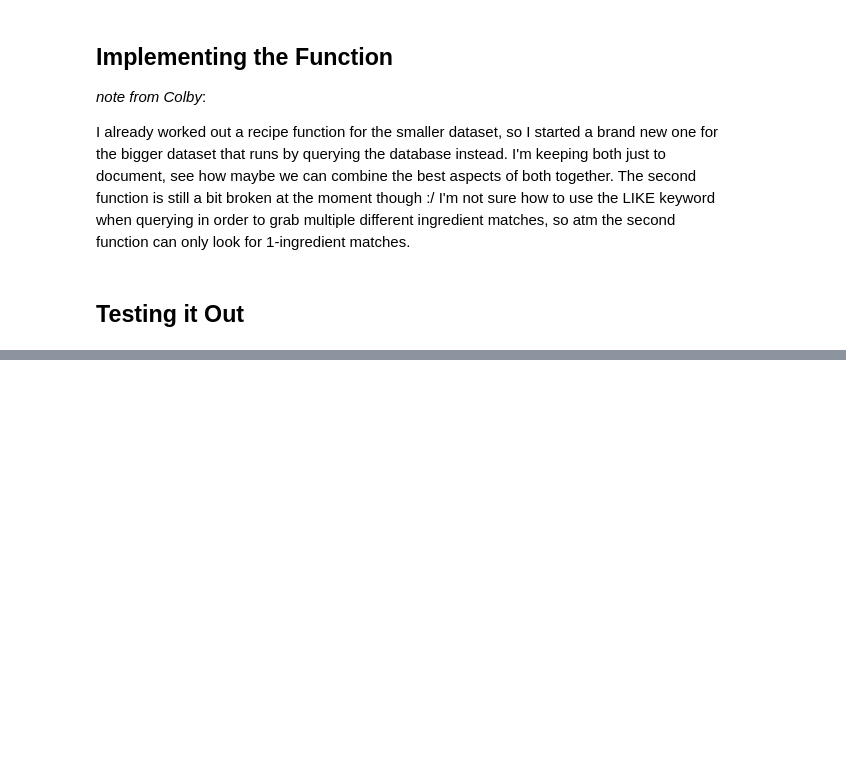
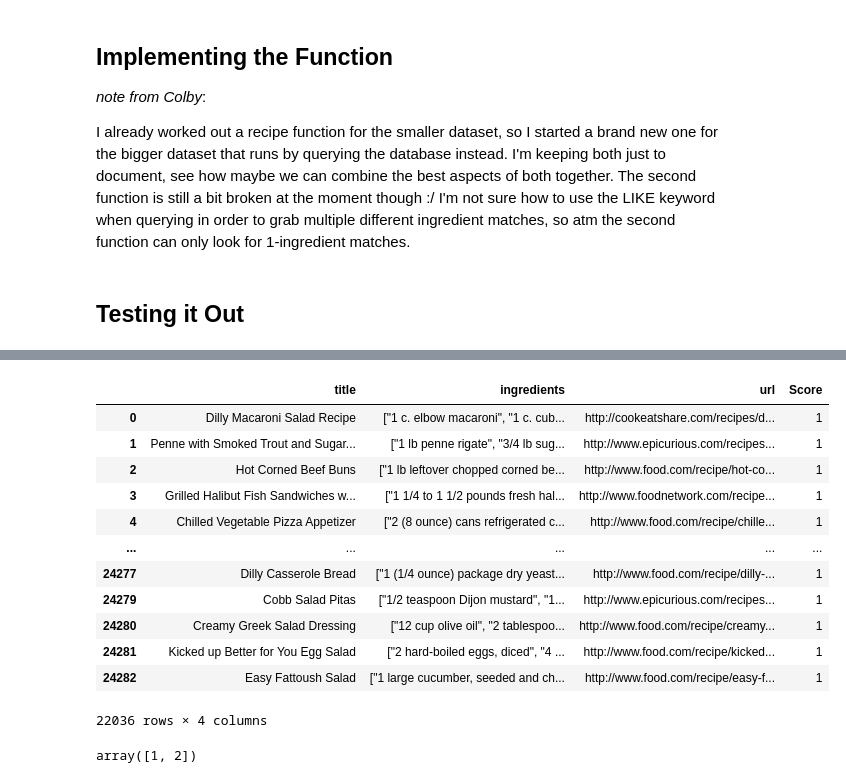
Before and after one commit to davidyu8/gouda-group-project, a Jupyter notebook: find_recipe.ipynb, the cells around one changed output, grey strips where cells are left out. Saved outputs shown, nothing was run; the diff lists cells and outputs as text; code cells hidden in the pictures; blank space fills up the shorter version.

```diff
--- a/find_recipe.ipynb
+++ b/find_recipe.ipynb
@@ -167,0 +189,22 @@ find_recipe_2("pork")
+# %%
+test2 = find_recipe_2(["pita","dill"])
+# %%
+test2
+# %% [output]
+|  | title | ingredients | url | Score |
+| 0 | Dilly Macaroni Salad Recipe | ["1 c. elbow macaroni", "1 c. cub... | http://cookeatshare.com/recipes/d... | 1 |
+| 1 | Penne with Smoked Trout and Sugar... | ["1 lb penne rigate", "3/4 lb sug... | http://www.epicurious.com/recipes... | 1 |
+| 2 | Hot Corned Beef Buns | ["1 lb leftover chopped corned be... | http://www.food.com/recipe/hot-co... | 1 |
+| 3 | Grilled Halibut Fish Sandwiches w... | ["1 1/4 to 1 1/2 pounds fresh hal... | http://www.foodnetwork.com/recipe... | 1 |
+| 4 | Chilled Vegetable Pizza Appetizer | ["2 (8 ounce) cans refrigerated c... | http://www.food.com/recipe/chille... | 1 |
+| ... | ... | ... | ... | ... |
+| 24277 | Dilly Casserole Bread | ["1 (1/4 ounce) package dry yeast... | http://www.food.com/recipe/dilly-... | 1 |
+| 24279 | Cobb Salad Pitas | ["1/2 teaspoon Dijon mustard", "1... | http://www.epicurious.com/recipes... | 1 |
+| 24280 | Creamy Greek Salad Dressing | ["12 cup olive oil", "2 tablespoo... | http://www.food.com/recipe/creamy... | 1 |
+| 24281 | Kicked up Better for You Egg Salad | ["2 hard-boiled eggs, diced", "4 ... | http://www.food.com/recipe/kicked... | 1 |
+| 24282 | Easy Fattoush Salad | ["1 large cucumber, seeded and ch... | http://www.food.com/recipe/easy-f... | 1 |
+22036 rows × 4 columns
+# %%
+test2['Score'].unique()
+# %% [output]
+array([1, 2])
```
Also changed, not shown: parts of 5 cells of this notebook, 1 other file.
